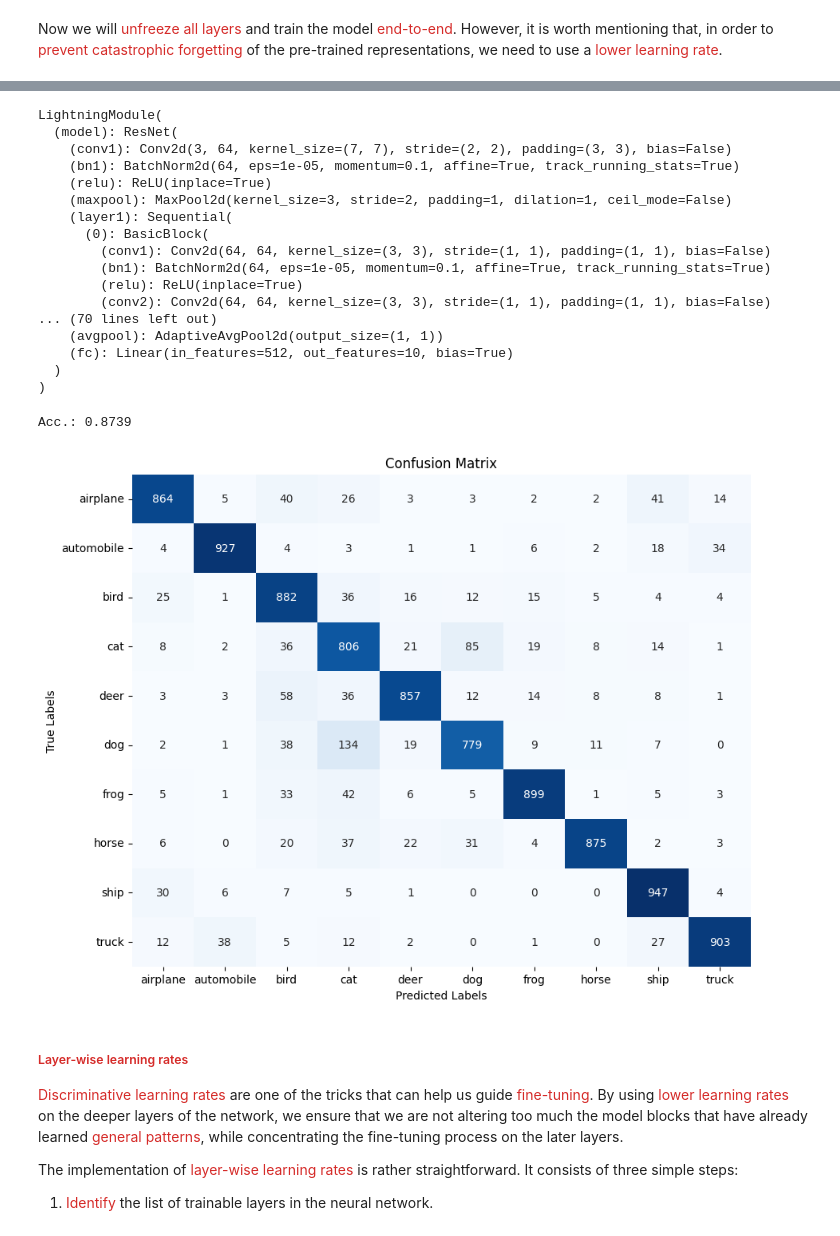
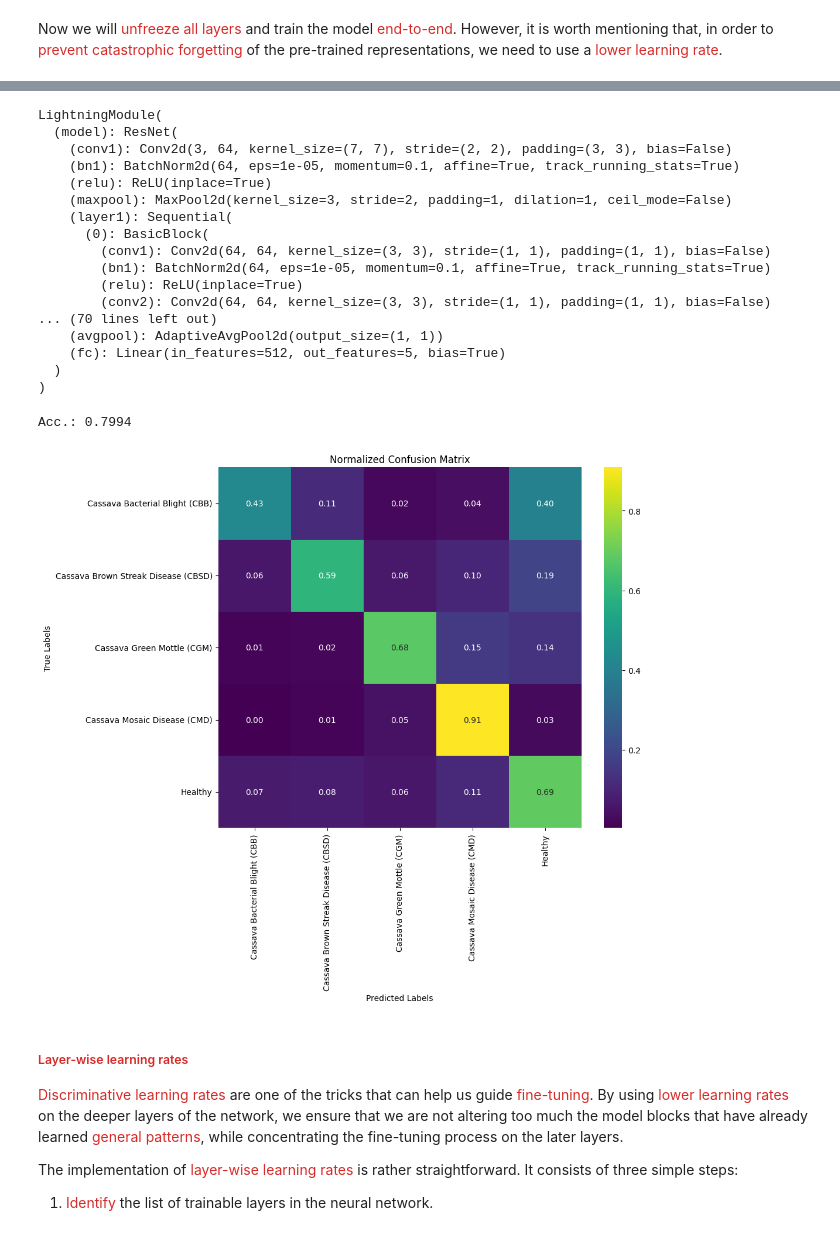
Before and after one commit to joaquinorradre/Computer-Vision, a Jupyter notebook: 02_transfer_learning.ipynb, the cells around one changed output, grey strips where cells are left out. Drawn from its saved outputs; the diff is of its cells as text; code cells hidden in the pictures.

```diff
--- a/02_transfer_learning.ipynb
+++ b/02_transfer_learning.ipynb
@@ -551,13 +569,13 @@ for param in model.parameters():
 
 # Replace the final layer for our specific task (e.g., 10 classes)
 num_in_feat = model.fc.in_features
-model.fc = nn.Linear(num_in_feat, 10)
+model.fc = nn.Linear(num_in_feat, 5)
 
 # Wrap the model inside a LightningModule.
 lightning_module = LightningModule(model)
 
 # Define a CSV logger to store training/validation metrics in CSV format.
-csv_logger = CSVLogger(save_dir=os.getcwd(), name="cifar10_resnet18_tl_feature_extractor")
+csv_logger = CSVLogger(save_dir=os.getcwd(), name="cassava_resnet18_tl_feature_extractor")
 
 # Define a checkpoint callback:
 # It will save the model with the lowest validation loss ("best_valid_loss.ckpt").
@@ -568,7 +586,7 @@ model_checkpoint_callback = pl.callbacks.model_checkpoint.ModelCheckpoint(
 trainer = pl.Trainer(max_epochs=10, logger=csv_logger, callbacks=[model_checkpoint_callback])
 
 # Load the data module
-data_module = DataModule()
+data_module = CassavaDataModule()
 
 # Train the model with the trainer, passing the core LightningModule and data module.
 trainer.fit(lightning_module, data_module)
@@ -766,13 +840,13 @@ for param in model.parameters():
 
 # Replace the final layer for our specific task (e.g., 10 classes)
 num_in_feat = model.fc.in_features
-model.fc = nn.Linear(num_in_feat, 10)
+model.fc = nn.Linear(num_in_feat, 5)
 
 # Wrap the model inside a LightningModule.
 lightning_module = LightningModule(model)
 
 # Define a CSV logger to store training/validation metrics in CSV format.
-csv_logger = CSVLogger(save_dir=os.getcwd(), name="cifar10_resnet18_tl_feature_extractor_ok_tfms")
+csv_logger = CSVLogger(save_dir=os.getcwd(), name="cassava_resnet18_tl_feature_extractor_ok_tfms")
 
 # Define a checkpoint callback:
 # It will save the model with the lowest validation loss ("best_valid_loss.ckpt").
@@ -783,7 +857,7 @@ model_checkpoint_callback = pl.callbacks.model_checkpoint.ModelCheckpoint(
 trainer = pl.Trainer(max_epochs=10, logger=csv_logger, callbacks=[model_checkpoint_callback])
 
 # Load the data module
-data_module = DataModule()
+data_module = CassavaDataModule(num_workers=4)
 
 # Train the model with the trainer, passing the core LightningModule and data module.
 trainer.fit(lightning_module, data_module)
@@ -939,13 +1030,13 @@ for param in model.parameters():
 
 # Replace the final layer for our specific task (e.g., 10 classes)
 num_in_feat = model.fc.in_features
-model.fc = nn.Linear(num_in_feat, 10)
+model.fc = nn.Linear(num_in_feat, 5)
 
 # Wrap the model inside a LightningModule.
 lightning_module = LightningModule(model)
 
 # Define a CSV logger to store training/validation metrics in CSV format.
-csv_logger = CSVLogger(save_dir=os.getcwd(), name="cifar10_resnet18_tl_ft_gradual_unfreezing_step_1")
+csv_logger = CSVLogger(save_dir=os.getcwd(), name="cassava_resnet18_tl_ft_gradual_unfreezing_step_1")
 
 # Define a checkpoint callback:
 # It will save the model with the lowest validation loss ("best_valid_loss.ckpt").
@@ -956,7 +1047,7 @@ model_checkpoint_callback = pl.callbacks.model_checkpoint.ModelCheckpoint(
 trainer = pl.Trainer(max_epochs=5, logger=csv_logger, callbacks=[model_checkpoint_callback])
 
 # Load the data module
-data_module = DataModule()
+data_module = CassavaDataModule()
 
 # Train the model with the trainer, passing the core LightningModule and data module.
 trainer.fit(lightning_module, data_module)
@@ -998,7 +1100,7 @@ for param in lightning_module.model.parameters():
 model.lr = 1e-4
 
 # Train for another 5 epochs
-csv_logger = CSVLogger(save_dir=os.getcwd(), name="cifar10_resnet18_tl_ft_gradual_unfreezing_step_2")
+csv_logger = CSVLogger(save_dir=os.getcwd(), name="cassava_resnet18_tl_ft_gradual_unfreezing_step_2")
 
 model_checkpoint_callback = pl.callbacks.model_checkpoint.ModelCheckpoint(
     monitor='val_loss',mode='min', filename='best_valid_loss', verbose=True, save_last=False)
@@ -1081,42 +1185,57 @@ LightningModule(
         (conv2): Conv2d(64, 64, kernel_size=(3, 3), stride=(1, 1), padding=(1, 1), bias=False)
 ... (70 lines left out)
     (avgpool): AdaptiveAvgPool2d(output_size=(1, 1))
-    (fc): Linear(in_features=512, out_features=10, bias=True)
+    (fc): Linear(in_features=512, out_features=5, bias=True)
   )
 )
 # %%
 from sklearn.metrics import accuracy_score, confusion_matrix
 import seaborn as sns
 
 y_trues, y_hats = [], []
 
 for (x, y_true) in iter(data_module.test_dataloader()):
-
     with torch.no_grad():
         y_hat_logits = model(x.cuda())
-        y_hat = nn.Softmax(1)(y_hat_logits).argmax(1)
+        y_hat = nn.Softmax(dim=1)(y_hat_logits).argmax(dim=1)
         y_hat = y_hat.detach().cpu()
 
     y_hats.append(y_hat)
-    y_trues.append(y_true)
+    y_trues.append(y_true.cpu())
 
 y_trues = torch.cat(y_trues)
 y_hats = torch.cat(y_hats)
 
 print(f'Acc.: {accuracy_score(y_trues, y_hats):.4f}')
 
-class_labels = data_module.test_dataloader().dataset.classes
-cm = confusion_matrix(y_trues, y_hats, labels=torch.arange(10))
+# ✅ Get class labels
+class_labels = list(data_module.class_mapping.values())
+
+# ✅ Normalized confusion matrix
+cm = confusion_matrix(
+    y_trues,
+    y_hats,
+    labels=range(len(class_labels)),
+    normalize='true'  # Normalizes each row (i.e., per true class)
+)
 
 plt.figure(figsize=(10, 8))
-sns.heatmap(cm, annot=True, fmt="d", cmap="Blues", cbar=False, xticklabels=class_labels, yticklabels=class_labels)
-plt.title("Confusion Matrix")
+sns.heatmap(
+    cm,
+    annot=True,
+    fmt=".2f",
+    cmap="viridis",
+    cbar=True,
+    xticklabels=class_labels,
+    yticklabels=class_labels
+)
+plt.title("Normalized Confusion Matrix")
 plt.xlabel("Predicted Labels")
 plt.ylabel("True Labels")
 plt.show()
 # %% [output]
-Acc.: 0.8739
+Acc.: 0.7994
-[figure, old version]
+[figure, new version]
 # %% [markdown]
 ##### <span style="color:#D52B29">Layer-wise learning rates</span>
 
```
Also changed, not shown: parts of 28 cells of this notebook, 7 other files.
